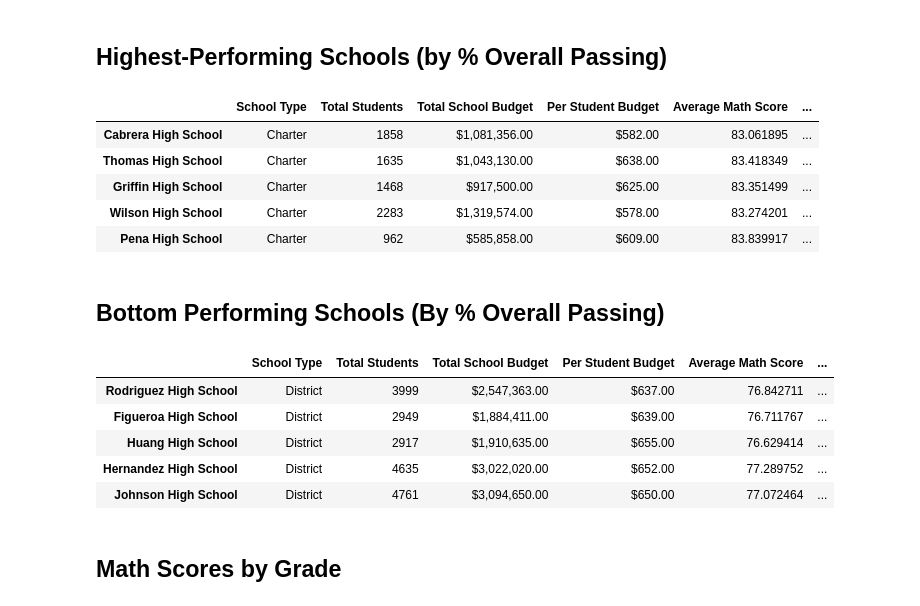
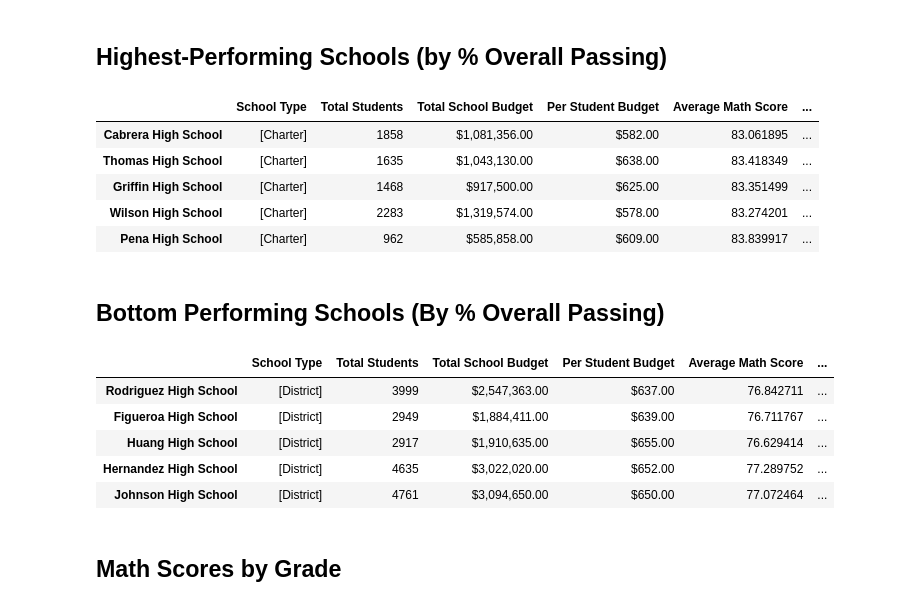
Before and after one commit to Nomadic-Shedevil/Jessica_Baggett_Pandas_Challenge, a Jupyter notebook: PyCitySchools/Jessica_Baggett_Analysis.ipynb, the cells around one changed output. Saved outputs shown, nothing was run; the diff lists cells and outputs as text; code cells hidden in the pictures.

```diff
--- a/PyCitySchools/Jessica_Baggett_Analysis.ipynb
+++ b/PyCitySchools/Jessica_Baggett_Analysis.ipynb
@@ -233,28 +233,28 @@ per_school_summary
 ## Highest-Performing Schools (by % Overall Passing)
 # %%
 # Sort the schools by `% Overall Passing` in descending order and display the top 5 rows.
-top_schools =
+top_schools = per_school_summary.sort_values("% Overall Passing", ascending=False)
 top_schools.head(5)
 # %% [output]
 |  | School Type | Total Students | Total School Budget | Per Student Budget | Average Math Score | ... |
-| Cabrera High School | Charter | 1858 | $1,081,356.00 | $582.00 | 83.061895 | ... |
-| Thomas High School | Charter | 1635 | $1,043,130.00 | $638.00 | 83.418349 | ... |
-| Griffin High School | Charter | 1468 | $917,500.00 | $625.00 | 83.351499 | ... |
-| Wilson High School | Charter | 2283 | $1,319,574.00 | $578.00 | 83.274201 | ... |
-| Pena High School | Charter | 962 | $585,858.00 | $609.00 | 83.839917 | ... |
+| Cabrera High School | [Charter] | 1858 | $1,081,356.00 | $582.00 | 83.061895 | ... |
+| Thomas High School | [Charter] | 1635 | $1,043,130.00 | $638.00 | 83.418349 | ... |
+| Griffin High School | [Charter] | 1468 | $917,500.00 | $625.00 | 83.351499 | ... |
+| Wilson High School | [Charter] | 2283 | $1,319,574.00 | $578.00 | 83.274201 | ... |
+| Pena High School | [Charter] | 962 | $585,858.00 | $609.00 | 83.839917 | ... |
 # %% [markdown]
 ## Bottom Performing Schools (By % Overall Passing)
 # %%
 # Sort the schools by `% Overall Passing` in ascending order and display the top 5 rows.
-bottom_schools =
+bottom_schools = per_school_summary.sort_values("% Overall Passing", ascending=True)
 bottom_schools.head(5)
 # %% [output]
 |  | School Type | Total Students | Total School Budget | Per Student Budget | Average Math Score | ... |
-| Rodriguez High School | District | 3999 | $2,547,363.00 | $637.00 | 76.842711 | ... |
-| Figueroa High School | District | 2949 | $1,884,411.00 | $639.00 | 76.711767 | ... |
-| Huang High School | District | 2917 | $1,910,635.00 | $655.00 | 76.629414 | ... |
-| Hernandez High School | District | 4635 | $3,022,020.00 | $652.00 | 77.289752 | ... |
-| Johnson High School | District | 4761 | $3,094,650.00 | $650.00 | 77.072464 | ... |
+| Rodriguez High School | [District] | 3999 | $2,547,363.00 | $637.00 | 76.842711 | ... |
+| Figueroa High School | [District] | 2949 | $1,884,411.00 | $639.00 | 76.711767 | ... |
+| Huang High School | [District] | 2917 | $1,910,635.00 | $655.00 | 76.629414 | ... |
+| Hernandez High School | [District] | 4635 | $3,022,020.00 | $652.00 | 77.289752 | ... |
+| Johnson High School | [District] | 4761 | $3,094,650.00 | $650.00 | 77.072464 | ... |
 # %% [markdown]
 ## Math Scores by Grade
 # %%
```
Also changed, not shown: parts of 10 cells of this notebook.
